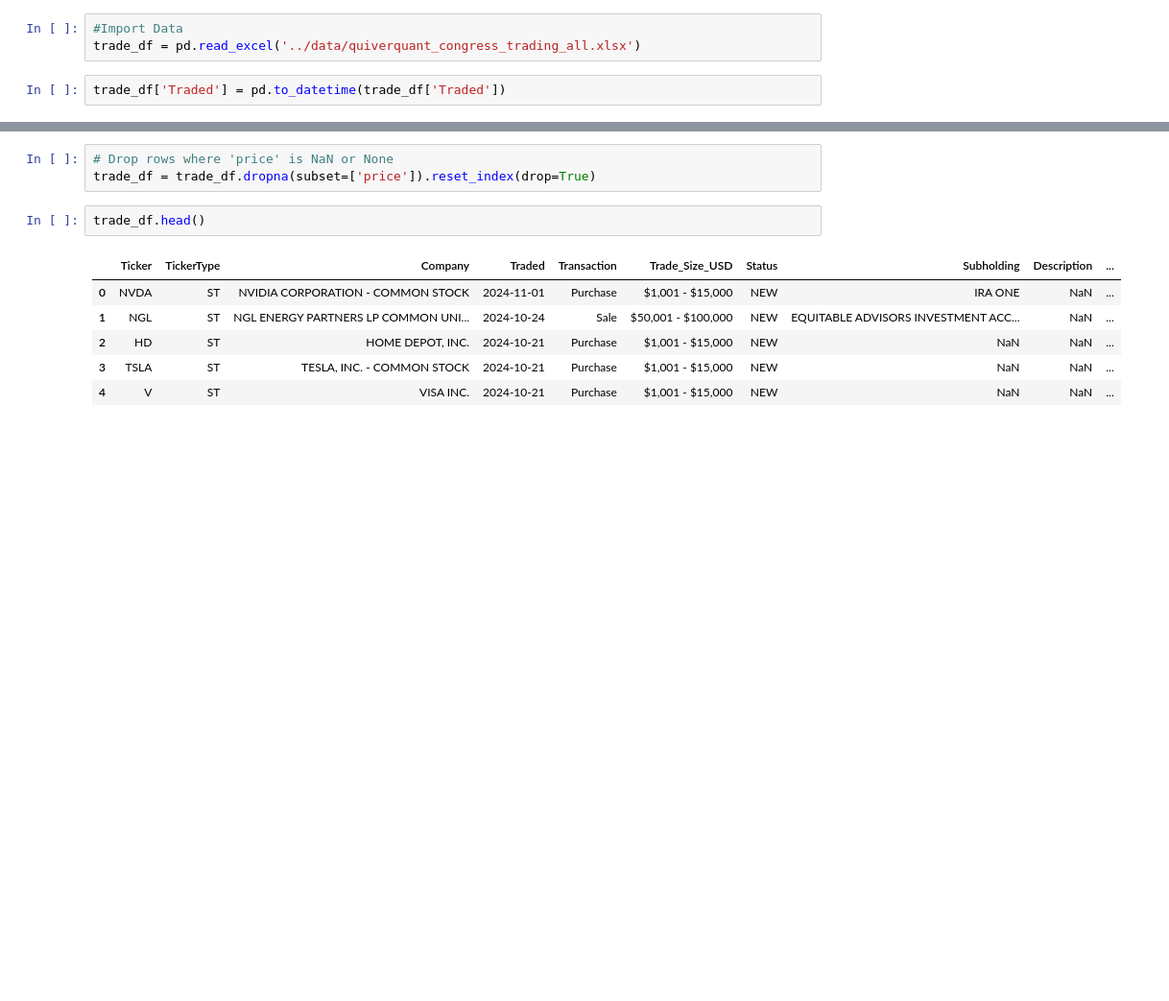
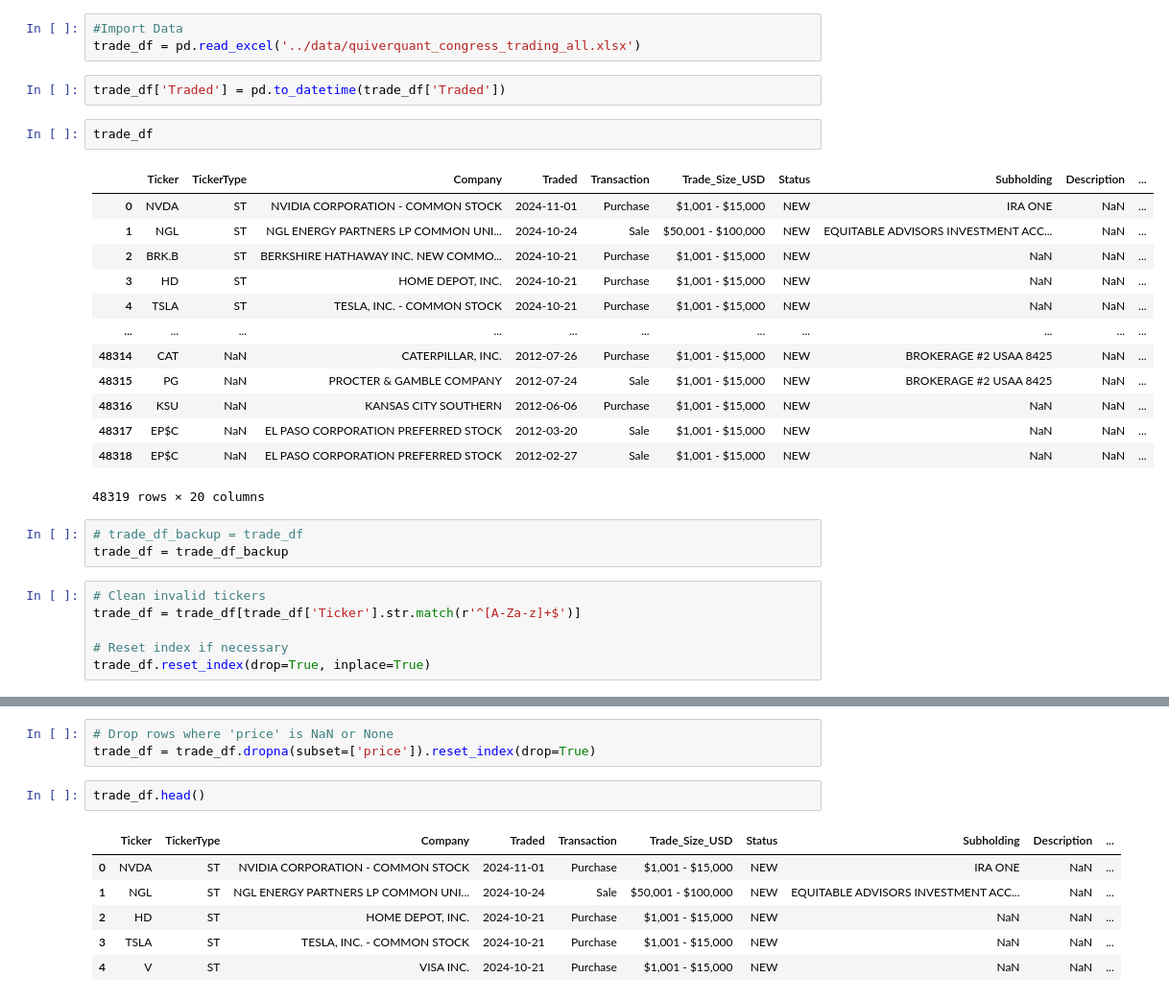
Before and after one commit to moajzashahab/congressional-trade-analysis, a Jupyter notebook: etl/trade_price_change.ipynb, the cells around one changed output, grey strips where cells are left out. Shown at 96% size. Drawn from its saved outputs; the diff is of its cells as text; blank space fills up the shorter version.

```diff
--- a/etl/trade_price_change.ipynb
+++ b/etl/trade_price_change.ipynb
@@ -12,4 +13,29 @@ from tqdm import tqdm
 trade_df = pd.read_excel('../data/quiverquant_congress_trading_all.xlsx')
 # %%
 trade_df['Traded'] = pd.to_datetime(trade_df['Traded'])
+# %%
+trade_df
+# %% [output]
+|  | Ticker | TickerType | Company | Traded | Transaction | Trade_Size_USD | Status | Subholding | Description | ... |
+| 0 | NVDA | ST | NVIDIA CORPORATION - COMMON STOCK | 2024-11-01 | Purchase | $1,001 - $15,000 | NEW | IRA ONE | NaN | ... |
+| 1 | NGL | ST | NGL ENERGY PARTNERS LP COMMON UNI... | 2024-10-24 | Sale | $50,001 - $100,000 | NEW | EQUITABLE ADVISORS INVESTMENT ACC... | NaN | ... |
+| 2 | BRK.B | ST | BERKSHIRE HATHAWAY INC. NEW COMMO... | 2024-10-21 | Purchase | $1,001 - $15,000 | NEW | NaN | NaN | ... |
+| 3 | HD | ST | HOME DEPOT, INC. | 2024-10-21 | Purchase | $1,001 - $15,000 | NEW | NaN | NaN | ... |
+| 4 | TSLA | ST | TESLA, INC. - COMMON STOCK | 2024-10-21 | Purchase | $1,001 - $15,000 | NEW | NaN | NaN | ... |
+| ... | ... | ... | ... | ... | ... | ... | ... | ... | ... | ... |
+| 48314 | CAT | NaN | CATERPILLAR, INC. | 2012-07-26 | Purchase | $1,001 - $15,000 | NEW | BROKERAGE #2 USAA 8425 | NaN | ... |
+| 48315 | PG | NaN | PROCTER & GAMBLE COMPANY | 2012-07-24 | Sale | $1,001 - $15,000 | NEW | BROKERAGE #2 USAA 8425 | NaN | ... |
+| 48316 | KSU | NaN | KANSAS CITY SOUTHERN | 2012-06-06 | Purchase | $1,001 - $15,000 | NEW | NaN | NaN | ... |
+| 48317 | EP$C | NaN | EL PASO CORPORATION PREFERRED STOCK | 2012-03-20 | Sale | $1,001 - $15,000 | NEW | NaN | NaN | ... |
+| 48318 | EP$C | NaN | EL PASO CORPORATION PREFERRED STOCK | 2012-02-27 | Sale | $1,001 - $15,000 | NEW | NaN | NaN | ... |
+48319 rows × 20 columns
+# %%
+# trade_df_backup = trade_df
+trade_df = trade_df_backup
+# %%
+# Clean invalid tickers
+trade_df = trade_df[trade_df['Ticker'].str.match(r'^[A-Za-z]+$')]
+
+# Reset index if necessary
+trade_df.reset_index(drop=True, inplace=True)
 # %%
```
Also changed, not shown: parts of 28 cells of this notebook, 7 other files.
